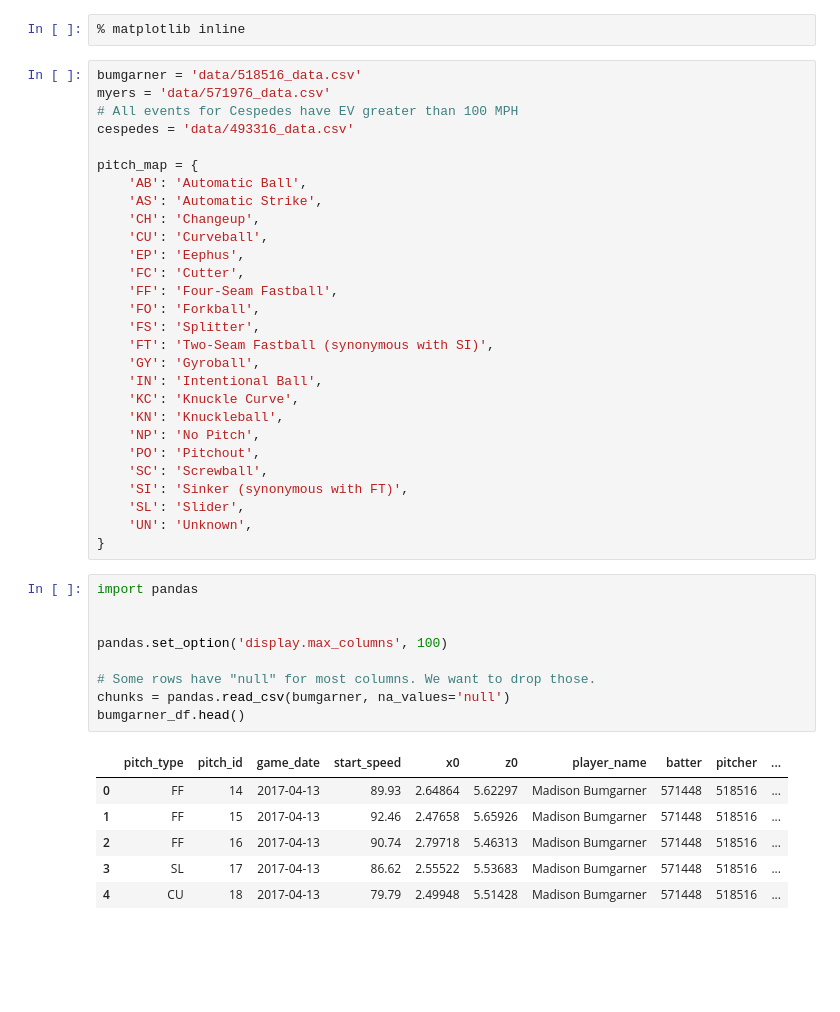
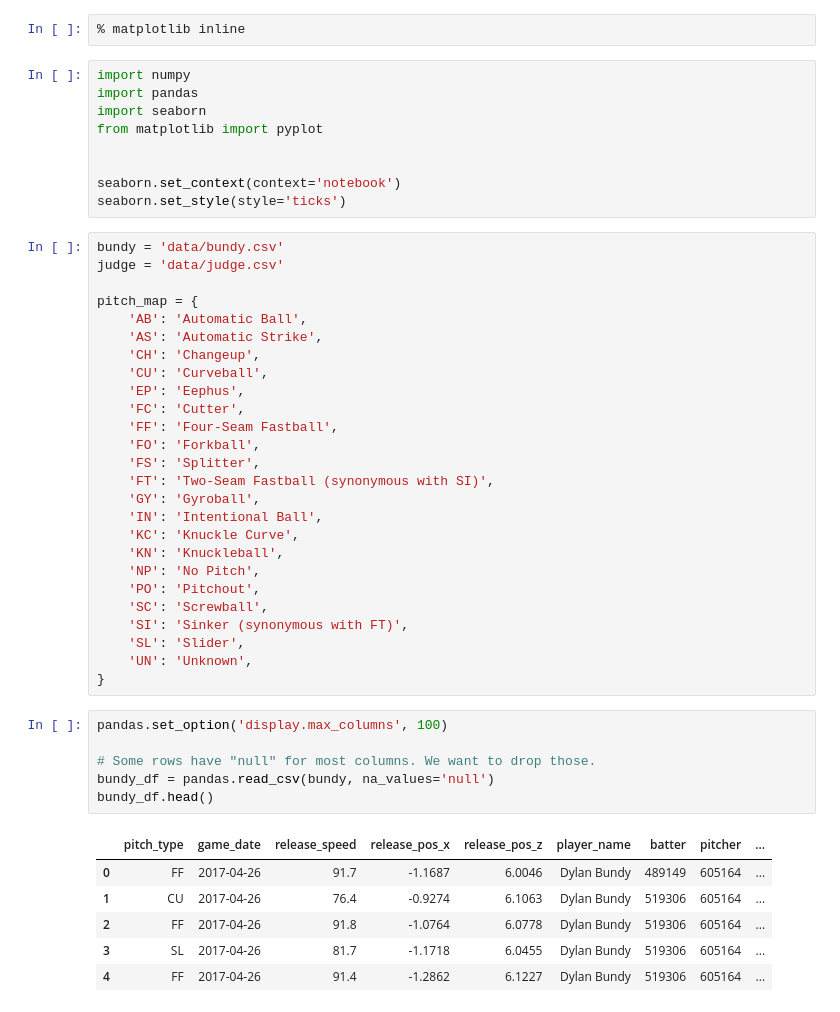
Before and after one commit to rlucioni/statcast, a Jupyter notebook: statcast/statcast.ipynb, the cells around one changed output. Drawn from its saved outputs; the diff is of its cells as text; blank space fills up the shorter version.

```diff
--- a/statcast/statcast.ipynb
+++ b/statcast/statcast.ipynb
@@ -1,10 +1,17 @@
 # %%
 % matplotlib inline
+# %%
+import numpy
+import pandas
+import seaborn
+from matplotlib import pyplot
+
+
+seaborn.set_context(context='notebook')
+seaborn.set_style(style='ticks')
 # %%
-bumgarner = 'data/518516_data.csv'
-myers = 'data/571976_data.csv'
-# All events for Cespedes have EV greater than 100 MPH
-cespedes = 'data/493316_data.csv'
+bundy = 'data/bundy.csv'
+judge = 'data/judge.csv'
 
 pitch_map = {
     'AB': 'Automatic Ball',
@@ -29,19 +36,16 @@ pitch_map = {
     'UN': 'Unknown',
 }
 # %%
-import pandas
-
-
 pandas.set_option('display.max_columns', 100)
 
 # Some rows have "null" for most columns. We want to drop those.
-chunks = pandas.read_csv(bumgarner, na_values='null')
-bumgarner_df.head()
+bundy_df = pandas.read_csv(bundy, na_values='null')
+bundy_df.head()
 # %% [output]
-|  | pitch_type | pitch_id | game_date | start_speed | x0 | z0 | player_name | batter | pitcher | ... |
-| 0 | FF | 14 | 2017-04-13 | 89.93 | 2.64864 | 5.62297 | Madison Bumgarner | 571448 | 518516 | ... |
-| 1 | FF | 15 | 2017-04-13 | 92.46 | 2.47658 | 5.65926 | Madison Bumgarner | 571448 | 518516 | ... |
-| 2 | FF | 16 | 2017-04-13 | 90.74 | 2.79718 | 5.46313 | Madison Bumgarner | 571448 | 518516 | ... |
-| 3 | SL | 17 | 2017-04-13 | 86.62 | 2.55522 | 5.53683 | Madison Bumgarner | 571448 | 518516 | ... |
-| 4 | CU | 18 | 2017-04-13 | 79.79 | 2.49948 | 5.51428 | Madison Bumgarner | 571448 | 518516 | ... |
+|  | pitch_type | game_date | release_speed | release_pos_x | release_pos_z | player_name | batter | pitcher | ... |
+| 0 | FF | 2017-04-26 | 91.7 | -1.1687 | 6.0046 | Dylan Bundy | 489149 | 605164 | ... |
+| 1 | CU | 2017-04-26 | 76.4 | -0.9274 | 6.1063 | Dylan Bundy | 519306 | 605164 | ... |
+| 2 | FF | 2017-04-26 | 91.8 | -1.0764 | 6.0778 | Dylan Bundy | 519306 | 605164 | ... |
+| 3 | SL | 2017-04-26 | 81.7 | -1.1718 | 6.0455 | Dylan Bundy | 519306 | 605164 | ... |
+| 4 | FF | 2017-04-26 | 91.4 | -1.2862 | 6.1227 | Dylan Bundy | 519306 | 605164 | ... |
 # %%
```
Also changed, not shown: parts of 15 cells of this notebook, 6 other files.
